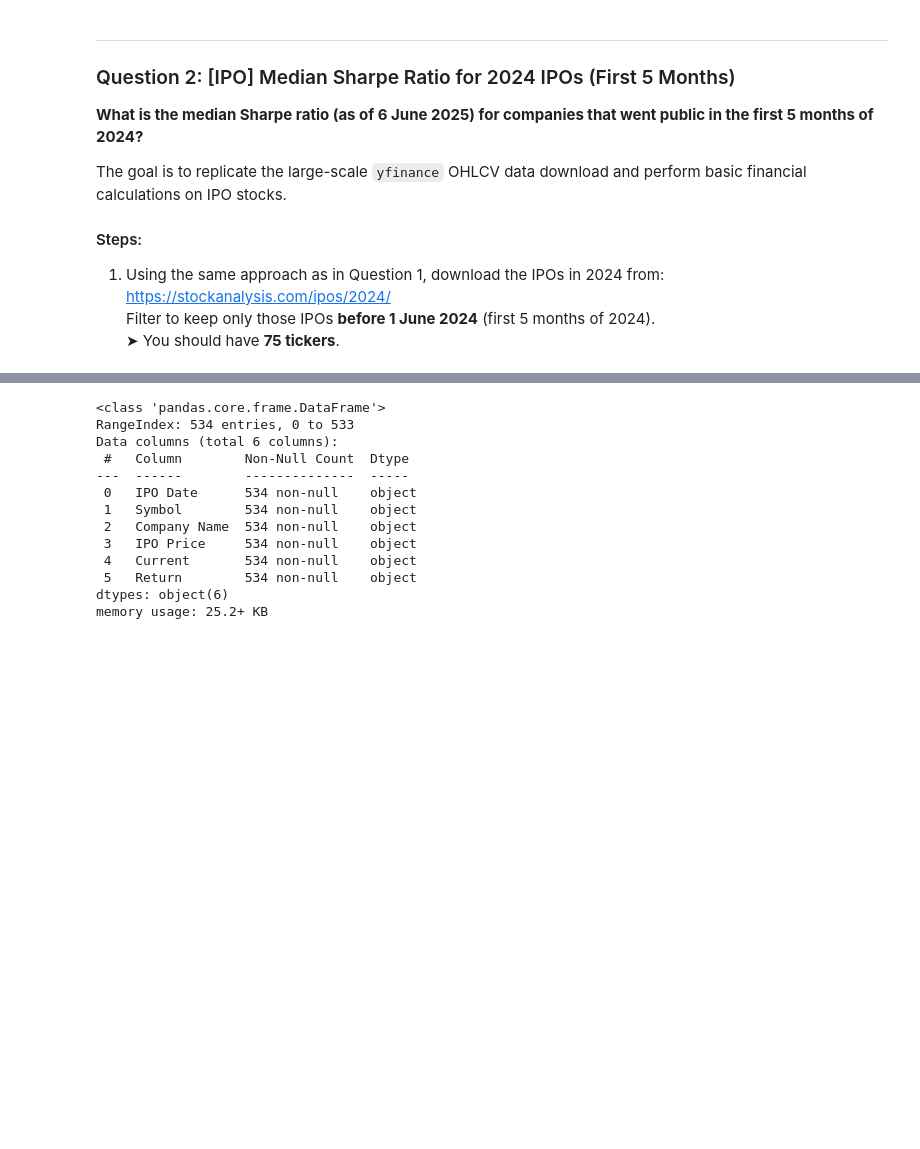
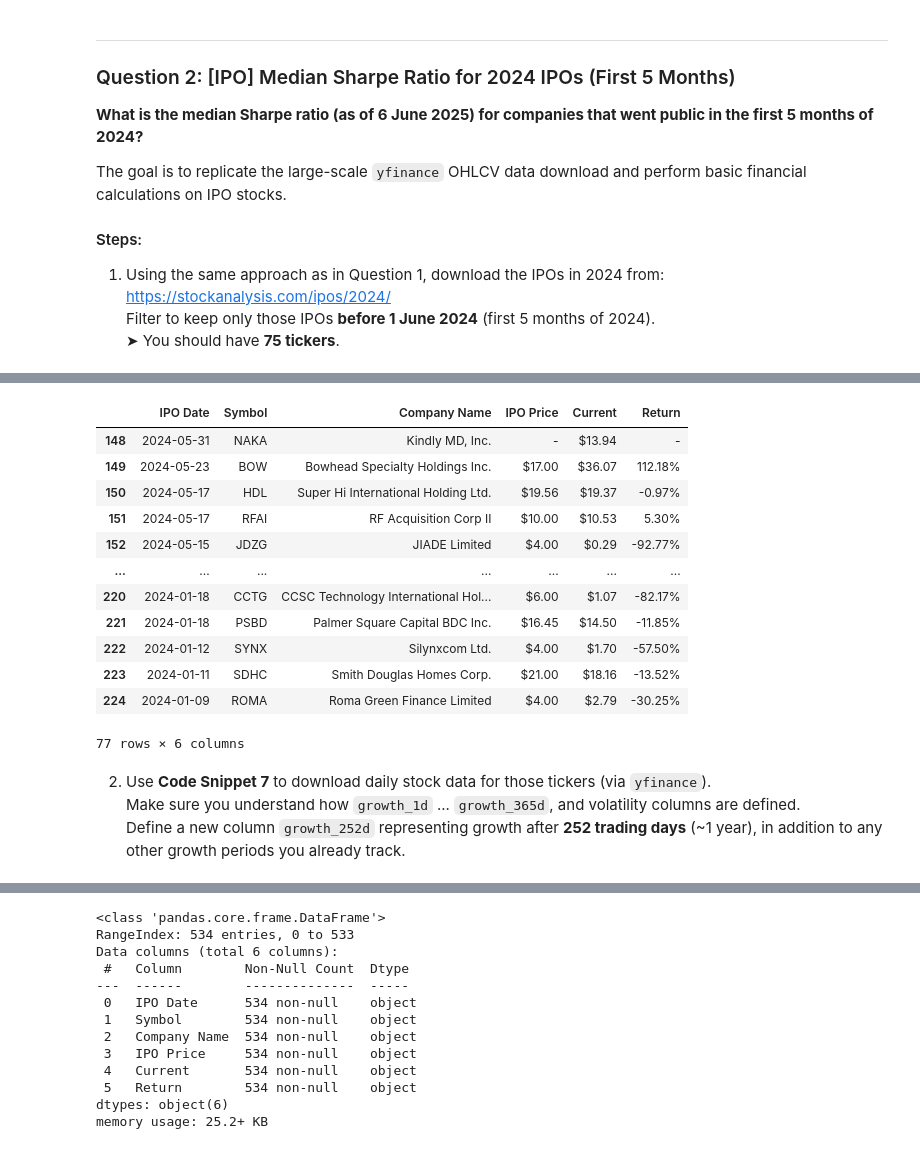
Before and after one commit to YannPhamVan/StockMarketsAnalyticsZoomcamp, a Jupyter notebook: 02-dataframe-analysis-homework.ipynb, the cells around one changed output, grey strips where cells are left out. Cells and saved outputs as stored; diff of their text form; code cells hidden in the pictures; blank space fills up the shorter version.

```diff
--- a/02-dataframe-analysis-homework.ipynb
+++ b/02-dataframe-analysis-homework.ipynb
@@ -313,3 +313,42 @@ The goal is to replicate the large-scale `yfinance` OHLCV data download and perf
    [https://stockanalysis.com/ipos/2024/](https://stockanalysis.com/ipos/2024/)
    Filter to keep only those IPOs **before 1 June 2024** (first 5 months of 2024).
    ➤ You should have **75 tickers**.
+# %%
+def get_ipos_by_year(year: int) -> pd.DataFrame:
+    """
+    Fetch IPO data for the given year from stockanalysis.com.
+    """
+    url = f"https://stockanalysis.com/ipos/{year}/"
+    headers = {
+        'User-Agent': (
+            'Mozilla/5.0 (Windows NT 10.0; Win64; x64) '
+            'AppleWebKit/537.36 (KHTML, like Gecko) '
+            'Chrome/58.0.3029.110 Safari/537.3'
+        )
+    }
+
+    try:
+        response = requests.get(url, headers=headers, timeout=10)
+        response.raise_for_status()
+
+        # Wrap HTML text in StringIO to avoid deprecation warning
+        # "Passing literal html to 'read_html' is deprecated and will be removed in a future version. To read from a literal string, wrap it in a 'StringIO' object."
+        html_io = StringIO(response.text)
+        tables = pd.read_html(html_io)
+
+        if not tables:
+            raise ValueError(f"No tables found for year {year}.")
+
+        return tables[0]
+
+    except requests.exceptions.RequestException as e:
+        print(f"Request failed: {e}")
+    except ValueError as ve:
+        print(f"Data error: {ve}")
+    except Exception as ex:
+        print(f"Unexpected error: {ex}")
+
+    return pd.DataFrame()
+# %%
+ipos_2024 = get_ipos_by_year(2024)
+ipos_2024.info()
@@ -316,2 +369,25 @@ The goal is to replicate the large-scale `yfinance` OHLCV data download and perf
+# %%
+ipos_2024["IPO Date"] = pd.to_datetime(ipos_2024["IPO Date"], format='mixed')
+# %%
+ipos_2024.loc[ipos_2024['IPO Date'] < '2024-06-01']
+# %% [output]
+|  | IPO Date | Symbol | Company Name | IPO Price | Current | Return |
+| 148 | 2024-05-31 | NAKA | Kindly MD, Inc. | - | $13.94 | - |
+| 149 | 2024-05-23 | BOW | Bowhead Specialty Holdings Inc. | $17.00 | $36.07 | 112.18% |
+| 150 | 2024-05-17 | HDL | Super Hi International Holding Ltd. | $19.56 | $19.37 | -0.97% |
+| 151 | 2024-05-17 | RFAI | RF Acquisition Corp II | $10.00 | $10.53 | 5.30% |
+| 152 | 2024-05-15 | JDZG | JIADE Limited | $4.00 | $0.29 | -92.77% |
+| ... | ... | ... | ... | ... | ... | ... |
+| 220 | 2024-01-18 | CCTG | CCSC Technology International Hol... | $6.00 | $1.07 | -82.17% |
+| 221 | 2024-01-18 | PSBD | Palmer Square Capital BDC Inc. | $16.45 | $14.50 | -11.85% |
+| 222 | 2024-01-12 | SYNX | Silynxcom Ltd. | $4.00 | $1.70 | -57.50% |
+| 223 | 2024-01-11 | SDHC | Smith Douglas Homes Corp. | $21.00 | $18.16 | -13.52% |
+| 224 | 2024-01-09 | ROMA | Roma Green Finance Limited | $4.00 | $2.79 | -30.25% |
+77 rows × 6 columns
+# %% [markdown]
+
+2.  Use **Code Snippet 7** to download daily stock data for those tickers (via `yfinance`).
+   Make sure you understand how `growth_1d` ... `growth_365d`, and volatility columns are defined.
+   Define a new column `growth_252d` representing growth after **252 trading days** (~1 year), in addition to any other growth periods you already track.
 # %% [markdown]
 
```
Also changed, not shown: parts of 2 cells of this notebook.
